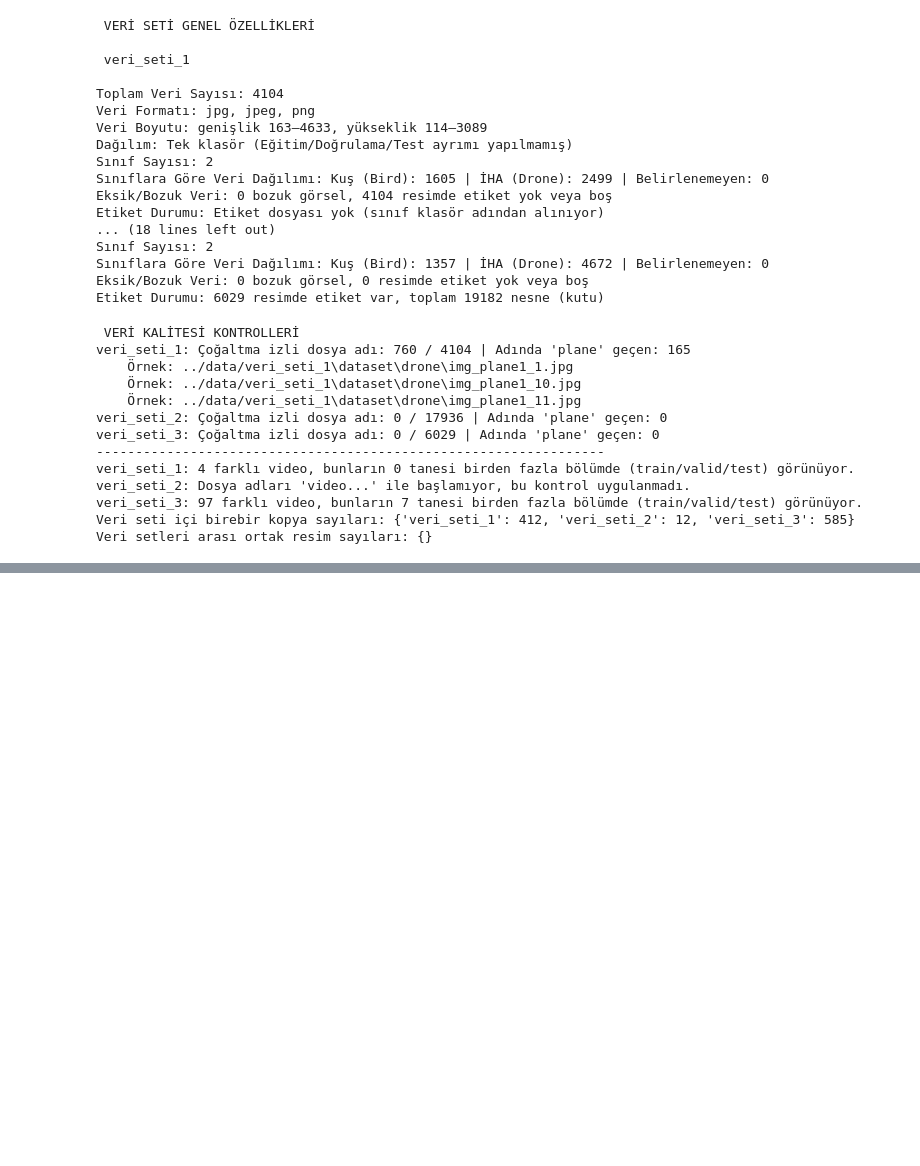
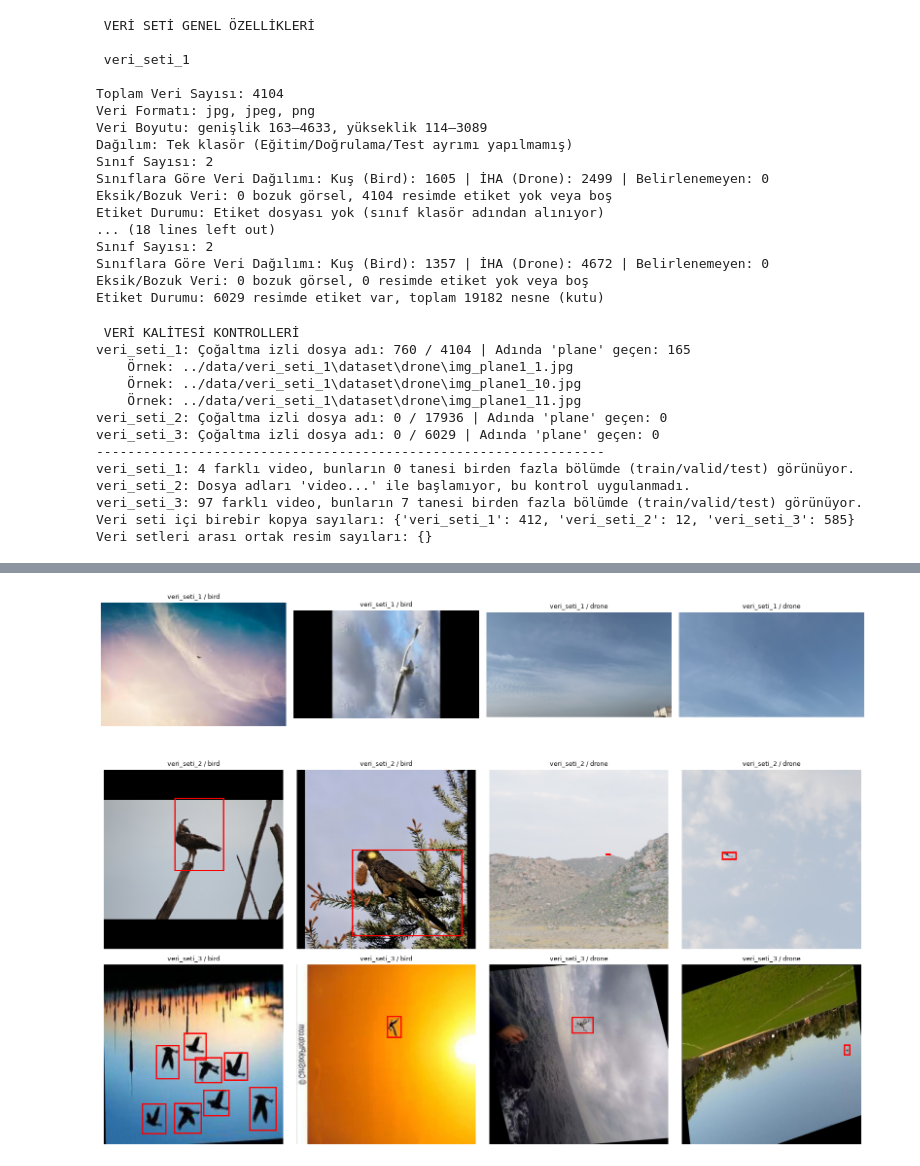
Before and after one commit to Senanursunbul/iha-kus-ayrimi, a Jupyter notebook: notebooks/veri_analizi_1.ipynb, the cells around one changed output, grey strips where cells are left out. Cells and saved outputs as stored; diff of their text form; code cells hidden in the pictures; blank space fills up the shorter version.

Commit message:
Örnek resimler, sınıf dağılımı ve bölünme dağılımı grafikleri oluşturuldu ve eklendi.

```diff
--- a/notebooks/veri_analizi_1.ipynb
+++ b/notebooks/veri_analizi_1.ipynb
@@ -338,3 +338,83 @@ veri_seti_2: Dosya adları 'video...' ile başlamıyor, bu kontrol uygulanmadı.
 veri_seti_3: 97 farklı video, bunların 7 tanesi birden fazla bölümde (train/valid/test) görünüyor.
 Veri seti içi birebir kopya sayıları: {'veri_seti_1': 412, 'veri_seti_2': 12, 'veri_seti_3': 585}
 Veri setleri arası ortak resim sayıları: {}
+# %%
+# GÖRSELLEŞTİRME
+import matplotlib.pyplot as plt
+from matplotlib.patches import Rectangle
+
+# Görsellerin kaydedileceği klasör
+os.makedirs("../rapor_gorselleri", exist_ok=True)
+
+# VERİ SETLERİNDEN ÖRNEK
+plt.figure(figsize=(16, 12))
+satir_no = 0
+for isim in sinif_resimleri:
+    sutun_no = 0
+    for sinif in ["bird", "drone"]:
+        liste = sinif_resimleri[isim][sinif]
+        secim = random.sample(liste, min(2, len(liste)))
+        for resim in secim:
+            plt.subplot(3, 4, satir_no * 4 + sutun_no + 1)
+            img = Image.open(resim).convert("RGB")
+            plt.imshow(img)
+            plt.title(f"{isim} / {sinif}", fontsize=9)
+            plt.axis("off")
+            # etiket varsa kutuyu çiz (kırmızı)
+            if etiket_yolu[resim] is not None:
+                for sinif_no, x, y, w, h in kutulari_oku(etiket_yolu[resim]):
+                    gen, yuk = img.size
+                    sol = (x - w / 2) * gen
+                    ust = (y - h / 2) * yuk
+                    plt.gca().add_patch(Rectangle((sol, ust), w * gen, h * yuk, fill=False, edgecolor="red", linewidth=2))
+            sutun_no += 1
+    satir_no += 1
+
+plt.tight_layout()
+plt.savefig("../rapor_gorselleri/gorsel1_ornek_resimler.png", dpi=150)
+print("Görsel 1 (Örnek Resimler) oluşturuldu ve kaydedildi.")
+plt.show()
+
+# SINIF DAĞILIMI
+plt.figure(figsize=(5 * len(sonuc), 5))
+sira = 1
+for isim in sonuc:
+    plt.subplot(1, len(sonuc), sira)
+    siniflar = ["Kuş (Bird)", "İHA (Drone)"]
+    sayilar = [sonuc[isim]["bird"], sonuc[isim]["drone"]]
+    cubuklar = plt.bar(siniflar, sayilar, color=["#D15FEEE2", "#EA56B4"])
+    plt.title(f"{isim} sınıf dağılımı")
+    plt.ylabel("Görüntü sayısı")
+    for cubuk in cubuklar:
+        yukseklik = cubuk.get_height()
+        plt.text(cubuk.get_x() + cubuk.get_width() / 2, yukseklik, str(int(yukseklik)), ha="center", va="bottom", fontweight="bold")
+    sira += 1
+
+plt.tight_layout()
+plt.savefig("../rapor_gorselleri/gorsel2_sinif_dagilimi.png", dpi=150)
+print("Görsel 2 (Sınıf Dağılımı) oluşturuldu ve kaydedildi.")
+plt.show()
+
+# EĞİTİM / DOĞRULAMA / TEST DAĞILIMI
+bolunmus = []
+for isim in sonuc:
+    if sonuc[isim]["egitim"] + sonuc[isim]["dogrulama"] + sonuc[isim]["test"] > 0:
+        bolunmus.append(isim)
+
+if len(bolunmus) == 0:
+    print("Hiçbir veri seti train/valid/test olarak bölünmemiş.")
+else:
+    plt.figure(figsize=(6 * len(bolunmus), 6))
+    sira = 1
+    for isim in bolunmus:
+        plt.subplot(1, len(bolunmus), sira)
+        sayilar = [sonuc[isim]["egitim"], sonuc[isim]["dogrulama"], sonuc[isim]["test"]]
+        plt.pie(sayilar, labels=["Eğitim (Train)", "Doğrulama (Valid)", "Test"], autopct="%1.1f%%",
+                colors=["#EDE47F", "#8ECDEA", "#76E3A7"], startangle=140)
+        plt.title(f"{isim} veri dağılımı")
+        sira += 1
+    plt.tight_layout()
+    plt.savefig("../rapor_gorselleri/gorsel3_egitim_test_dagilimi.png", dpi=150)
+    print("Görsel 3 (Bölünme Dağılımı) oluşturuldu ve kaydedildi.")
+    plt.show()
+# %% [output]
@@ -340,0 +422 @@ Veri setleri arası ortak resim sayıları: {}
+[figure, added]
```
Also changed, not shown: parts of 1 cell of this notebook, 3 other files.
